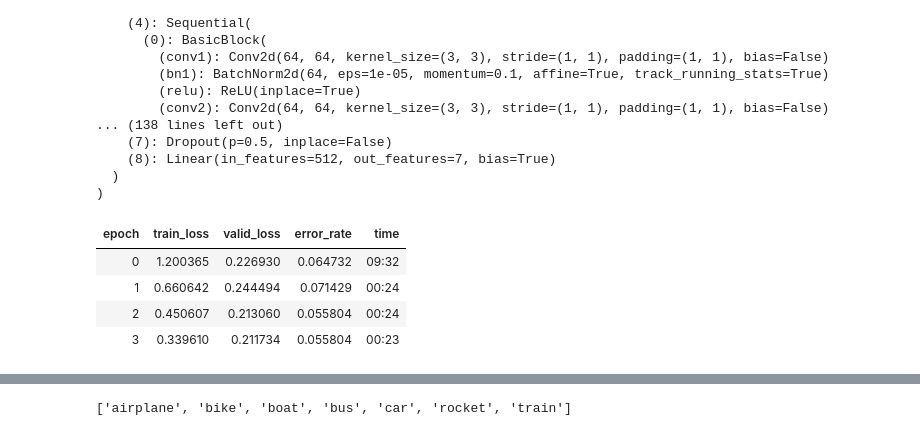
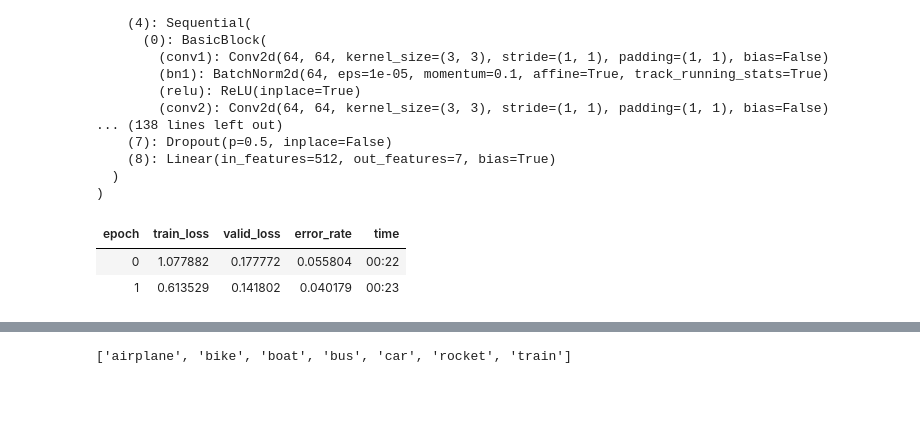
Before and after one commit to Ranjani94/Deep_Learning, a Jupyter notebook: Graded_Assignment_2/FastaiImageClassification.ipynb, the cells around one changed output, grey strips where cells are left out. Saved outputs shown, nothing was run; the diff lists cells and outputs as text; code cells hidden in the pictures; blank space fills up the shorter version.

```diff
--- a/Graded_Assignment_2/FastaiImageClassification.ipynb
+++ b/Graded_Assignment_2/FastaiImageClassification.ipynb
@@ -57,13 +50,11 @@ Sequential(
   )
 )
 # %%
-learn.fit_one_cycle(4)
+learn.fit_one_cycle(2)
 # %% [output]
 | epoch | train_loss | valid_loss | error_rate | time |
-| 0 | 1.200365 | 0.226930 | 0.064732 | 09:32 |
-| 1 | 0.660642 | 0.244494 | 0.071429 | 00:24 |
-| 2 | 0.450607 | 0.213060 | 0.055804 | 00:24 |
-| 3 | 0.339610 | 0.211734 | 0.055804 | 00:23 |
+| 0 | 1.077882 | 0.177772 | 0.055804 | 00:22 |
+| 1 | 0.613529 | 0.141802 | 0.040179 | 00:23 |
 # %%
 learn.save('stage-1')
 # %%
```
Also changed, not shown: parts of 19 cells of this notebook.
